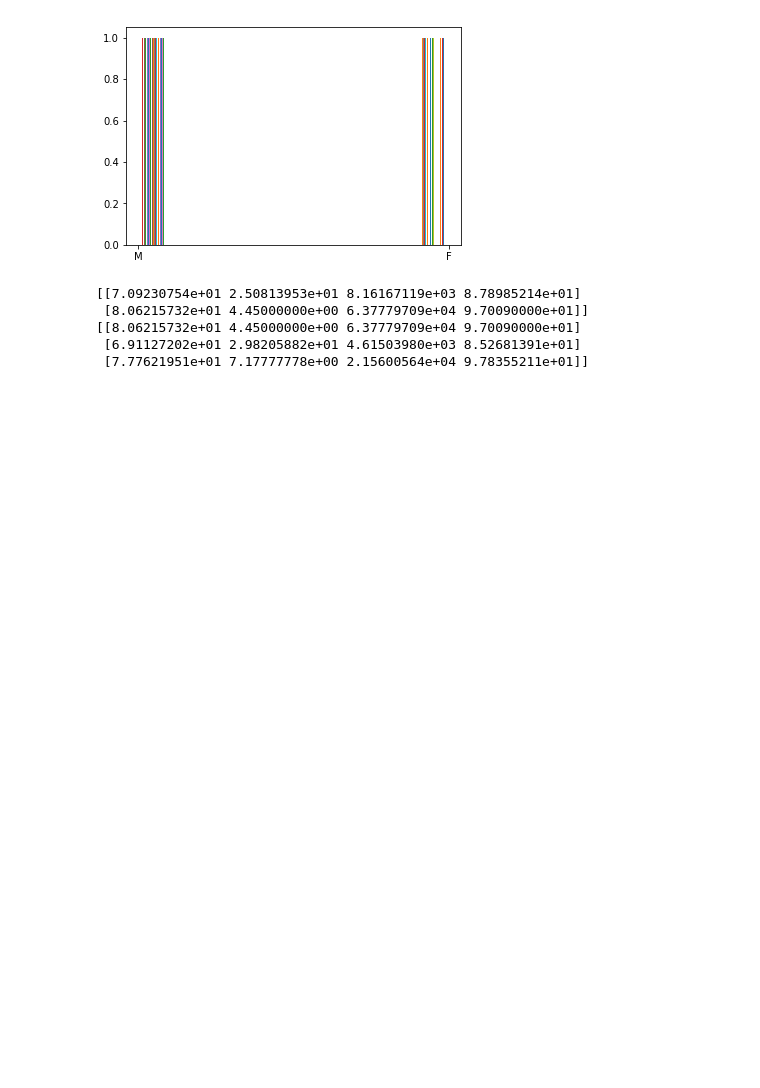
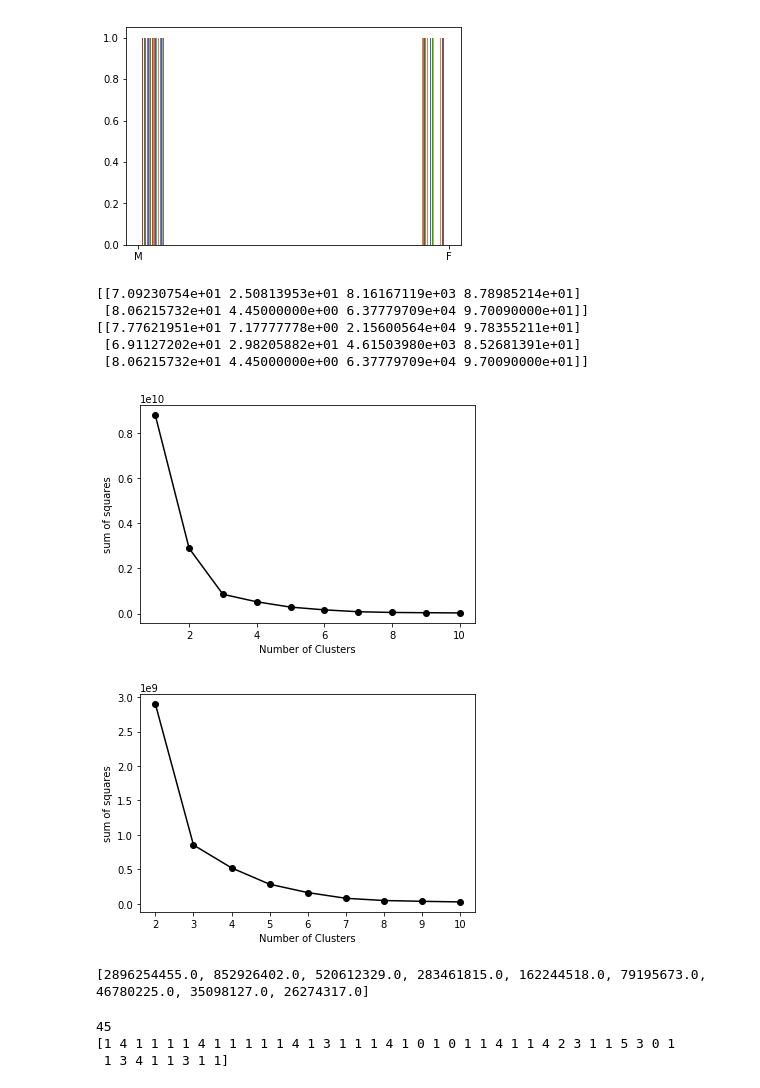
Before and after one commit to axxypatel/Data_Science_Class, a Jupyter notebook: RtoPython_Clustering_Assignment2.ipynb, the cells around one changed output. Drawn from its saved outputs; the diff is of its cells as text; code cells hidden in the pictures; blank space fills up the shorter version.

Commit message:
Implements the Kmeans algo in python

```diff
--- a/RtoPython_Clustering_Assignment2.ipynb
+++ b/RtoPython_Clustering_Assignment2.ipynb
@@ -34,8 +34,8 @@ print("Total number of rows which have NAN value: ",world_bank_data.shape[0]-wor
 world_bank_data = world_bank_data[["Country","Life.expectancy","Infant.mortality","Per.capita.income","Literacy"]]
 world_bank_data = world_bank_data.dropna()
 world_bank_country = world_bank_data[["Country"]]
-world_bank_data = world_bank_data.drop('Country',axis=1)
+world_bank_data = world_bank_data.reset_index().drop(['index','Country'],axis=1)
 world_bank_data.head()
-print(world_bank_data.shape[0])
+#print(world_bank_data.shape[0])
 # %% [output]
 Total number of rows which have NAN value:  172
@@ -86,6 +103,45 @@ print(np.asarray(k3_mean,dtype=np.float))
 # %% [output]
 [[7.09230754e+01 2.50813953e+01 8.16167119e+03 8.78985214e+01]
  [8.06215732e+01 4.45000000e+00 6.37779709e+04 9.70090000e+01]]
-[[8.06215732e+01 4.45000000e+00 6.37779709e+04 9.70090000e+01]
+[[7.77621951e+01 7.17777778e+00 2.15600564e+04 9.78355211e+01]
  [6.91127202e+01 2.98205882e+01 4.61503980e+03 8.52681391e+01]
- [7.77621951e+01 7.17777778e+00 2.15600564e+04 9.78355211e+01]]
+ [8.06215732e+01 4.45000000e+00 6.37779709e+04 9.70090000e+01]]
+# %%
+world_bank_data = world_bank_data.apply(pd.to_numeric)
+sos = []
+sos.append(round((world_bank_data.shape[0]-1) * sum(world_bank_data.var())))
+
+for i in range(2,11):
+    model = KMeans(n_clusters=i).fit(world_bank_data)
+    sos.append(round(model.inertia_))
+
+plt.plot(range(1,11),sos,'-ok')
+plt.xlabel("Number of Clusters")
+plt.ylabel("sum of squares")
+plt.show()
+
+plt.plot(range(2,11),sos[1:],'-ok')
+plt.xlabel("Number of Clusters")
+plt.ylabel("sum of squares")
+plt.show()
+
+#Note: FITKmeans algo is missing here
+# %% [output]
+[figure, added]
+[figure, added]
+[2896254455.0, 852926402.0, 520612329.0, 283461815.0, 162244518.0, 79195673.0, 46780225.0, 35098127.0, 26274317.0]
+# %%
+world_bank_data.head()
+k = 6
+world_bank_6k_cluster = KMeans(n_clusters=k).fit(world_bank_data)
+#print(world_bank_6k_cluster.labels_)
+world_bank_6k_cluster_33 = KMeans(n_clusters=k,random_state= 33).fit(world_bank_data)
+print(len(world_bank_country))
+world_bank_country['label'] =  world_bank_6k_cluster_33.labels_
+#print(world_bank_6k_cluster_33.labels_)
+
+cm_temp = pd.crosstab(world_bank_country['Country'],world_bank_country['label'])
+# %% [output]
+45
+[1 4 1 1 1 1 4 1 1 1 1 1 4 1 3 1 1 1 4 1 0 1 0 1 1 4 1 1 4 2 3 1 1 5 3 0 1
+ 1 3 4 1 1 3 1 1]
```
Also changed, not shown: parts of 2 cells of this notebook.
